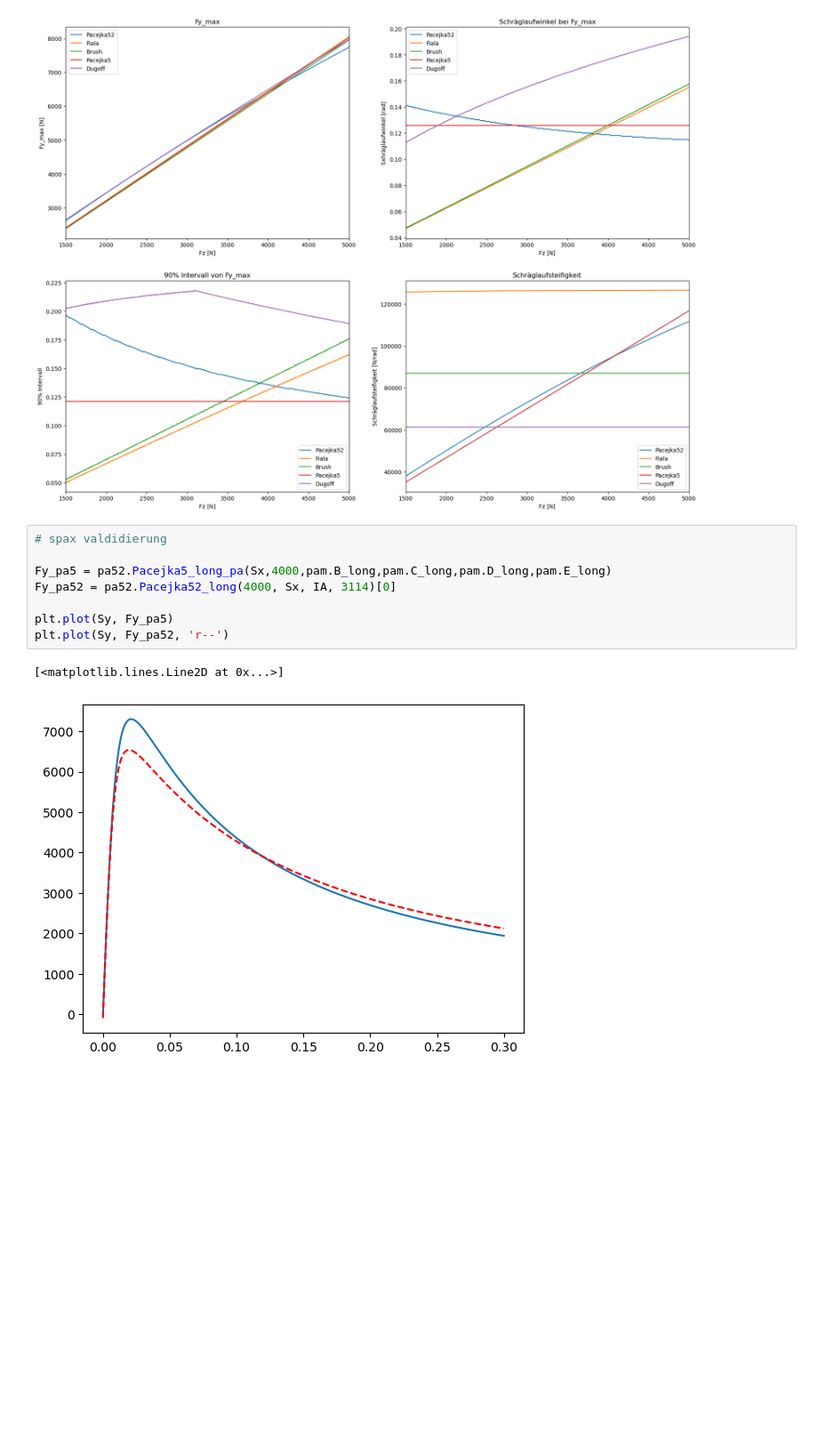
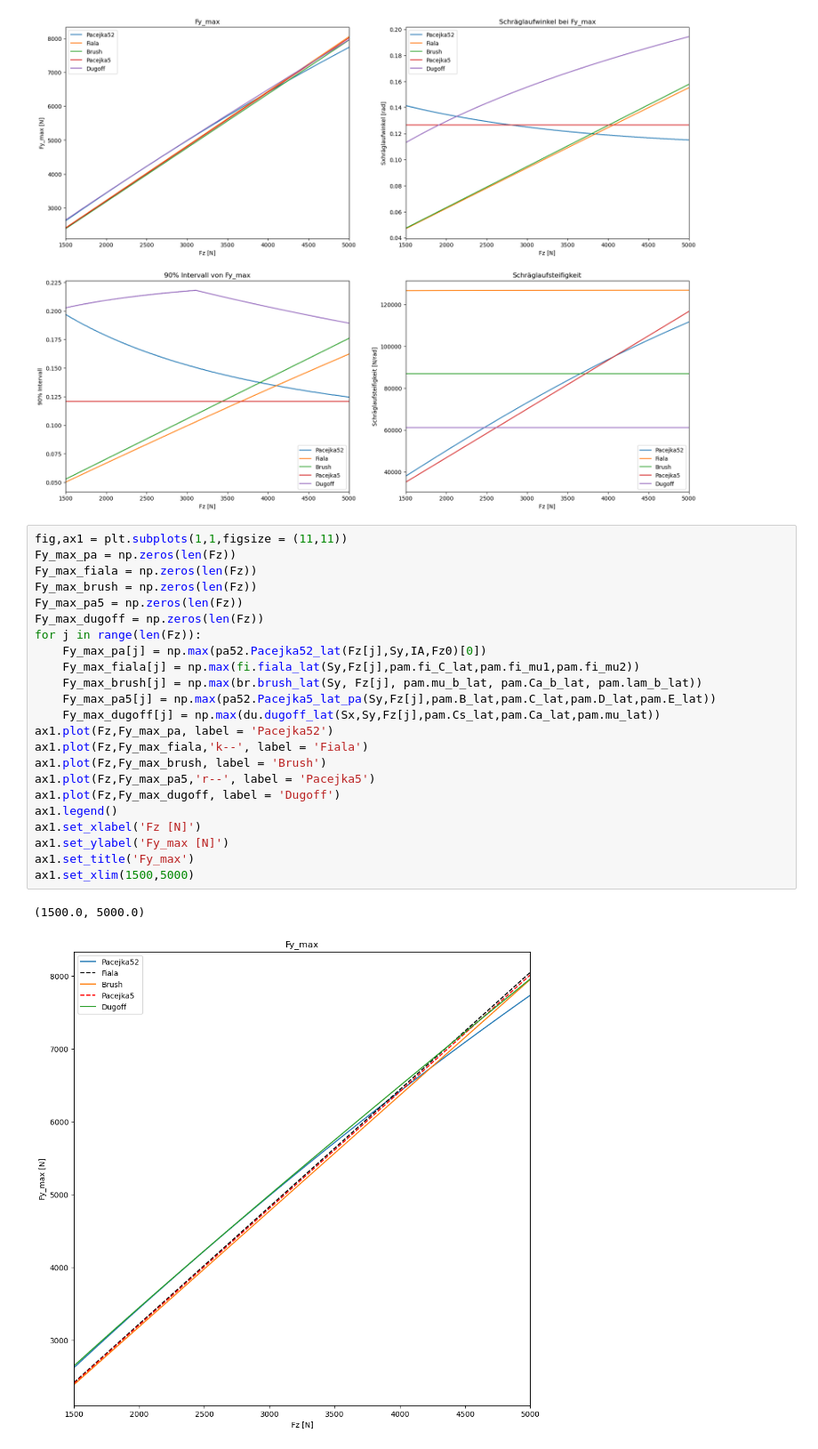
Before and after one commit to BenediktRuhland/SA-Tire-model, a Jupyter notebook: comparision/Fz_Plots.ipynb, the cells around one changed output. Shown: that part at 89% size. Drawn from its saved outputs; the diff is of its cells as text; blank space fills up the shorter version.

```diff
--- a/comparision/Fz_Plots.ipynb
+++ b/comparision/Fz_Plots.ipynb
@@ -267,14 +269,29 @@ ax[1,1].set_xlim(1500,5000)
 # %% [output]
 (1500.0, 5000.0)
 [figure]
-# %%
-# spax valdidierung
-
-Fy_pa5 = pa52.Pacejka5_long_pa(Sx,4000,pam.B_long,pam.C_long,pam.D_long,pam.E_long)
-Fy_pa52 = pa52.Pacejka52_long(4000, Sx, IA, 3114)[0]
-
-plt.plot(Sy, Fy_pa5)
-plt.plot(Sy, Fy_pa52, 'r--')
-# %% [output]
-[<matplotlib.lines.Line2D at 0x...>]
-[figure, removed]
+# %%
+fig,ax1 = plt.subplots(1,1,figsize = (11,11))
+Fy_max_pa = np.zeros(len(Fz))
+Fy_max_fiala = np.zeros(len(Fz))
+Fy_max_brush = np.zeros(len(Fz))
+Fy_max_pa5 = np.zeros(len(Fz))
+Fy_max_dugoff = np.zeros(len(Fz))
+for j in range(len(Fz)):
+    Fy_max_pa[j] = np.max(pa52.Pacejka52_lat(Fz[j],Sy,IA,Fz0)[0])
+    Fy_max_fiala[j] = np.max(fi.fiala_lat(Sy,Fz[j],pam.fi_C_lat,pam.fi_mu1,pam.fi_mu2))
+    Fy_max_brush[j] = np.max(br.brush_lat(Sy, Fz[j], pam.mu_b_lat, pam.Ca_b_lat, pam.lam_b_lat))
+    Fy_max_pa5[j] = np.max(pa52.Pacejka5_lat_pa(Sy,Fz[j],pam.B_lat,pam.C_lat,pam.D_lat,pam.E_lat))
+    Fy_max_dugoff[j] = np.max(du.dugoff_lat(Sx,Sy,Fz[j],pam.Cs_lat,pam.Ca_lat,pam.mu_lat))
+ax1.plot(Fz,Fy_max_pa, label = 'Pacejka52')
+ax1.plot(Fz,Fy_max_fiala,'k--', label = 'Fiala')
+ax1.plot(Fz,Fy_max_brush, label = 'Brush')
+ax1.plot(Fz,Fy_max_pa5,'r--', label = 'Pacejka5')
+ax1.plot(Fz,Fy_max_dugoff, label = 'Dugoff')
+ax1.legend()
+ax1.set_xlabel('Fz [N]')
+ax1.set_ylabel('Fy_max [N]')
+ax1.set_title('Fy_max')
+ax1.set_xlim(1500,5000)
+# %% [output]
+(1500.0, 5000.0)
+[figure, added]
```
Also changed, not shown: parts of 5 cells of this notebook, 1 other file.
